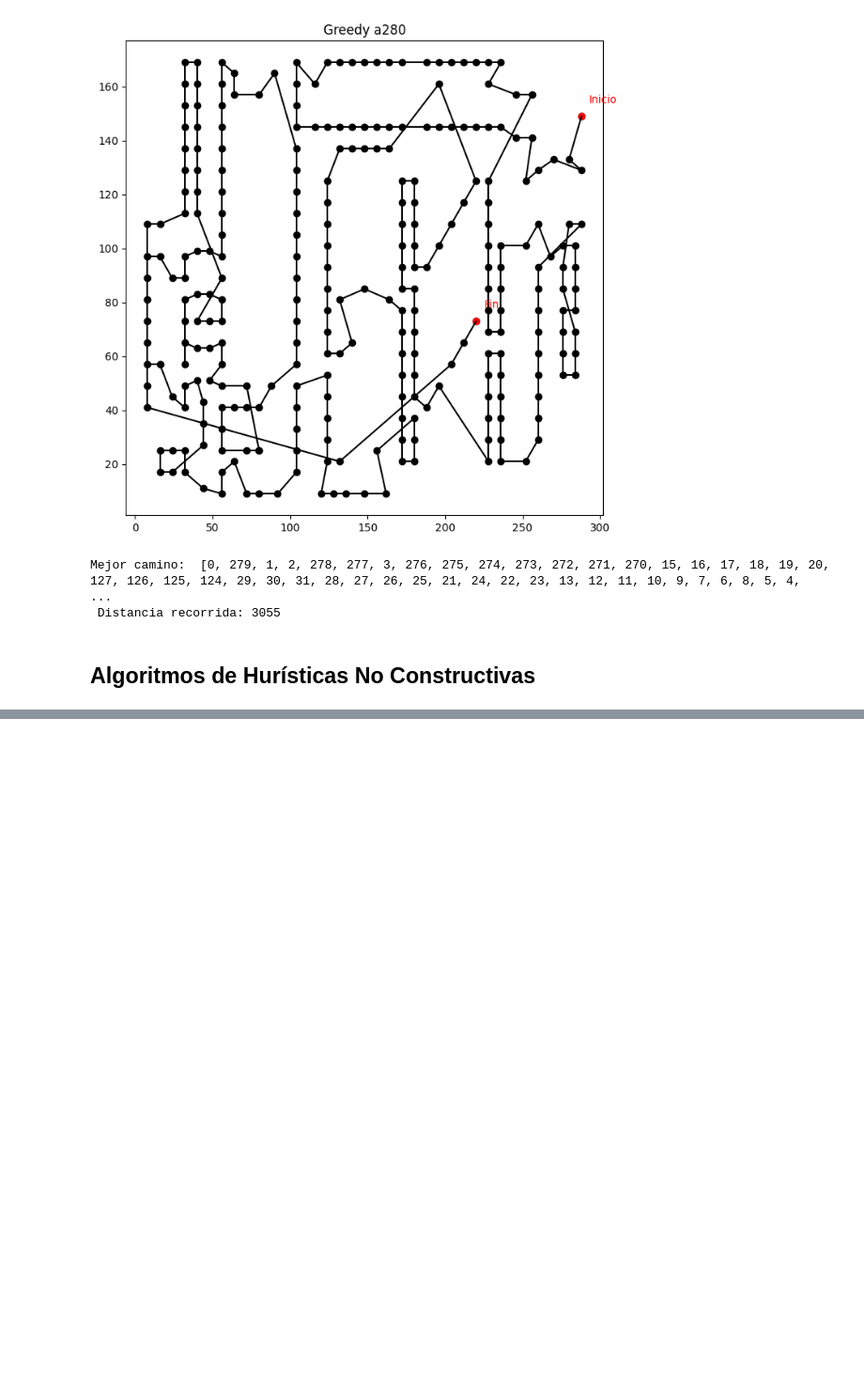
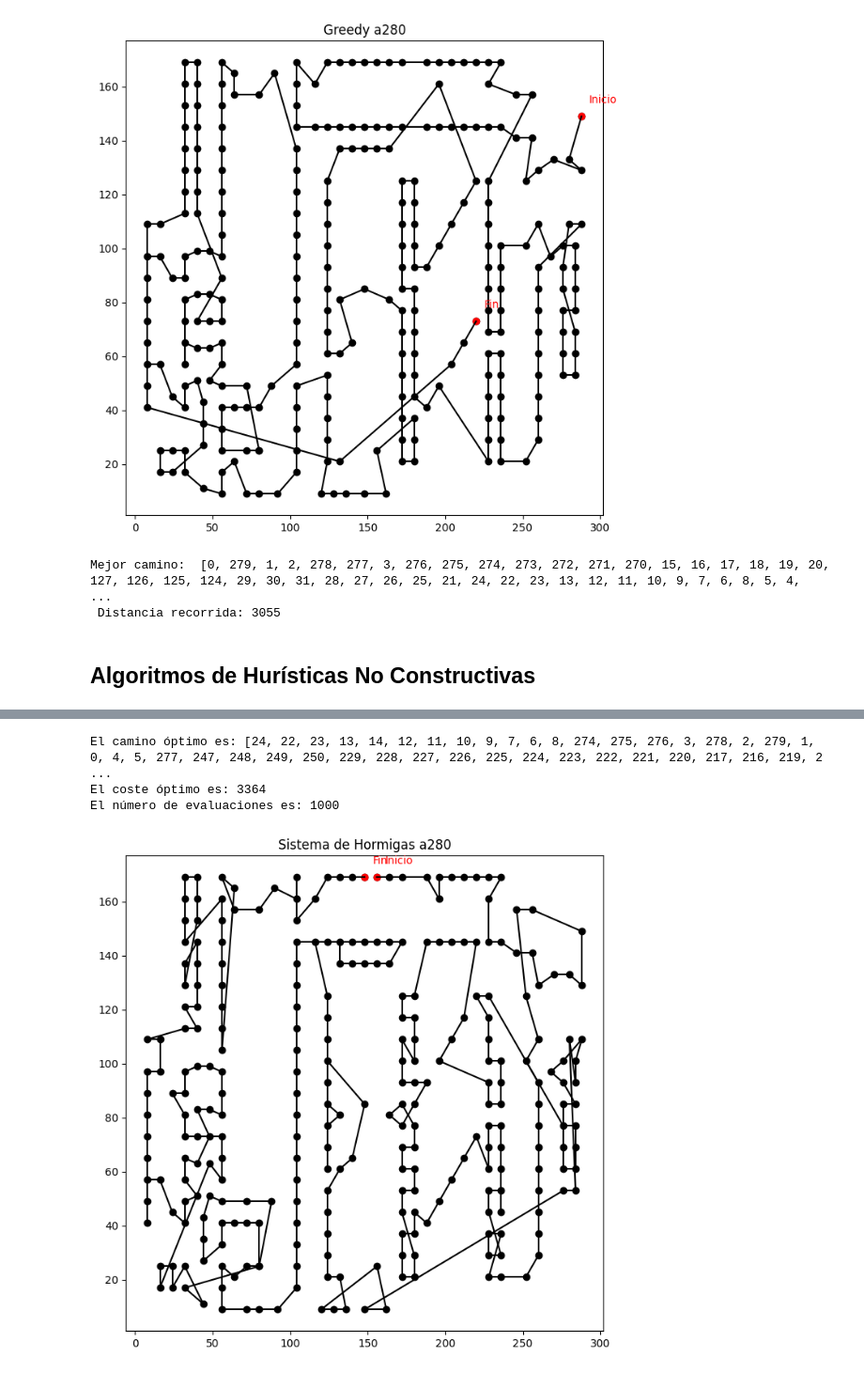
Before and after one commit to GrunCrow/Optimization_Solar_Plant, a Jupyter notebook: 4_Ant_Colony/4_ant_colony.ipynb, the cells around one changed output, grey strips where cells are left out. Shown at 94% size. Saved outputs shown, nothing was run; the diff lists cells and outputs as text; code cells hidden in the pictures; blank space fills up the shorter version.

```diff
--- a/4_Ant_Colony/4_ant_colony.ipynb
+++ b/4_Ant_Colony/4_ant_colony.ipynb
@@ -242,12 +254,13 @@ def coste_camino(camino, distancias):
     coste += distancias[camino[-1]][camino[0]]
     return coste
 
-def sistema_hormigas(datos_ciudades, distancias, num_hormigas, num_iteraciones, alpha, beta, rho):
+def sistema_hormigas(datos_ciudades, distancias, num_hormigas, num_iteraciones, alpha, beta, rho, f0):
     num_ciudades = len(datos_ciudades)
     path_optimo = None
     coste_optimo = float("inf")
 
-    feromonas = np.ones((num_ciudades, num_ciudades)) / num_ciudades
+    # Inicializar feromonas a valor inicial
+    feromonas = np.ones((num_ciudades, num_ciudades)) * f0 / num_ciudades
     evaluaciones = 0
 
     for i in range(num_iteraciones):
@@ -267,7 +280,10 @@ def sistema_hormigas(datos_ciudades, distancias, num_hormigas, num_iteraciones,
                     if ciudad not in ciudades_visitadas:
                         feromona = feromonas[ciudad_actual][ciudad]
                         distancia = distancias[ciudad_actual][ciudad]
-                        probabilidad.append((ciudad, feromona**alpha * (1.0/distancia)**beta))
+                        if distancia != 0:
+                            probabilidad.append((ciudad, feromona**alpha * (1.0/distancia)**beta))
+                        else:
+                            probabilidad.append((ciudad, 0))
                 probabilidad = np.array(probabilidad)
                 probabilidad[:, 1] = probabilidad[:, 1] / np.sum(probabilidad[:, 1])
                 siguiente_ciudad = int(np.random.choice(probabilidad[:, 0], p=probabilidad[:, 1]))
@@ -293,20 +309,3 @@ def sistema_hormigas(datos_ciudades, distancias, num_hormigas, num_iteraciones,
                     feromonas[ciudad1, ciudad2] += 1.0 / coste_optimo
 
     return path_optimo, coste_optimo, evaluaciones
-
-fichero_name = "ch130"
-fichero = 'tsp/' + fichero_name + '.tsp'
-datos_ciudades = cargar_datos(fichero)
-distancias = calcular_distancias(datos_ciudades)
-
-num_hormigas = 10
-num_iteraciones = 100
-alpha = 1
-beta = 5
-rho = 0.5
-
-path_optimo, coste_optimo, evaluaciones = sistema_hormigas(datos_ciudades, distancias, num_hormigas, num_iteraciones, alpha, beta, rho)
-
-print("El camino óptimo es:", path_optimo)
-print("El coste óptimo es:", coste_optimo)
-print("El número de evaluaciones es:", evaluaciones)
@@ -312,0 +341,23 @@ print("El número de evaluaciones es:", evaluaciones)
+# %%
+fichero_name = "a280"
+fichero = 'tsp/' + fichero_name + '.tsp'
+datos_ciudades = cargar_datos(fichero)
+distancias = calcular_distancias(datos_ciudades)
+
+num_hormigas = 10
+num_iteraciones = 100
+alpha = 1
+beta = 5
+rho = 0.5
+
+path_optimo, coste_optimo, evaluaciones = sistema_hormigas(datos_ciudades, distancias, num_hormigas, num_iteraciones, alpha, beta, rho)
+
+print("El camino óptimo es:", path_optimo)
+print("El coste óptimo es:", coste_optimo)
+print("El número de evaluaciones es:", evaluaciones)
+representar_mapa(datos_ciudades, path_optimo, algorithm_name=sh_name, fichero_name=fichero_name)
+# %% [output]
+El camino óptimo es: [24, 22, 23, 13, 14, 12, 11, 10, 9, 7, 6, 8, 274, 275, 276, 3, 278, 2, 279, 1, 0, 4, 5, 277, 247, 248, 249, 250, 229, 228, 227, 226, 225, 224, 223, 222, 221, 220, 217, 216, 219, 2 ...
+El coste óptimo es: 3364
+El número de evaluaciones es: 1000
+[figure, added]
```
Also changed, not shown: parts of 9 cells of this notebook, 2 other files.
